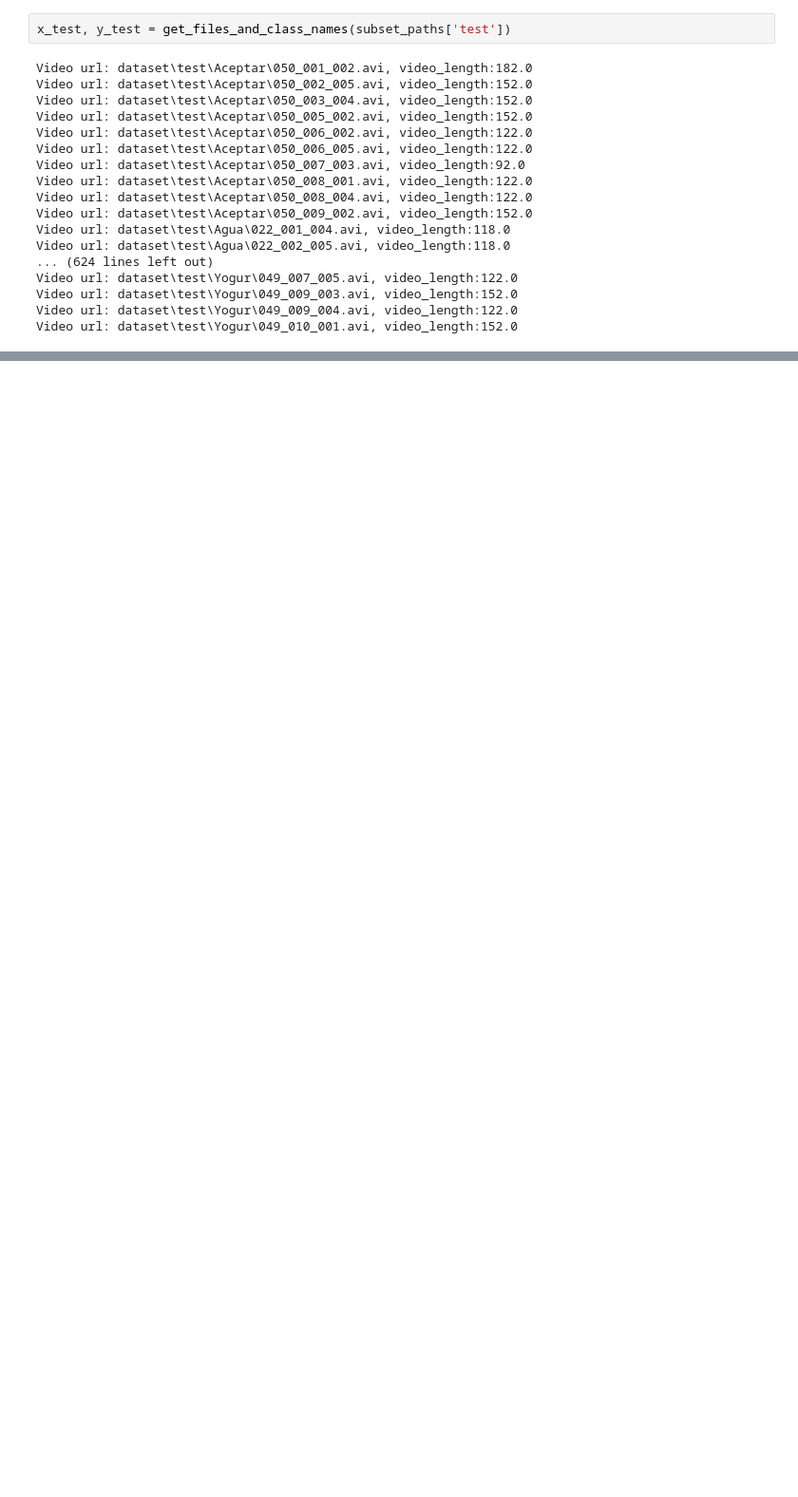
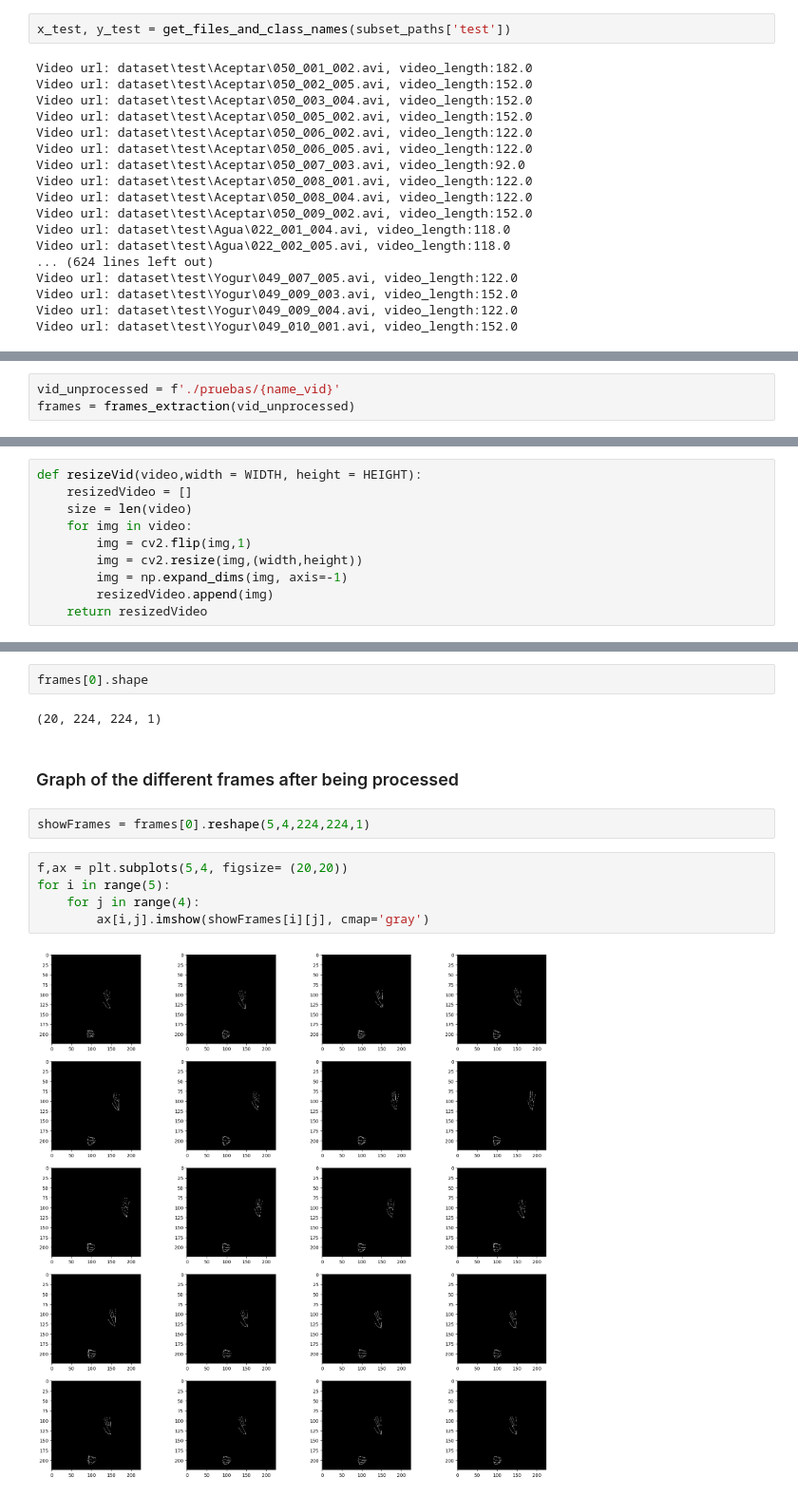
Before and after one commit to luciocallegare/LSA_Models, a Jupyter notebook: experiments.ipynb, the cells around one changed output, grey strips where cells are left out. Shown: that part at 95% size. Drawn from its saved outputs; the diff is of its cells as text; blank space fills up the shorter version.

```diff
--- a/experiments.ipynb
+++ b/experiments.ipynb
@@ -245,0 +222,3 @@ array([[[[0.71064426],
+# %%
+vid_unprocessed = f'./pruebas/{name_vid}'
+frames = frames_extraction(vid_unprocessed)
@@ -245,0 +227,10 @@ array([[[[0.71064426],
+# %%
+def resizeVid(video,width = WIDTH, height = HEIGHT):
+    resizedVideo = []
+    size = len(video)
+    for img in video:
+        img = cv2.flip(img,1)
+        img = cv2.resize(img,(width,height))
+        img = np.expand_dims(img, axis=-1)
+        resizedVideo.append(img)
+    return resizedVideo
@@ -245,0 +242,15 @@ array([[[[0.71064426],
+# %%
+frames[0].shape
+# %% [output]
+(20, 224, 224, 1)
+# %% [markdown]
+### Graph of the different frames after being processed
+# %%
+showFrames = frames[0].reshape(5,4,224,224,1)
+# %%
+f,ax = plt.subplots(5,4, figsize= (20,20))
+for i in range(5):
+    for j in range(4):
+        ax[i,j].imshow(showFrames[i][j], cmap='gray')
+# %% [output]
+[figure, added]
```
Also changed, not shown: parts of 75 cells of this notebook, 13 other files.
